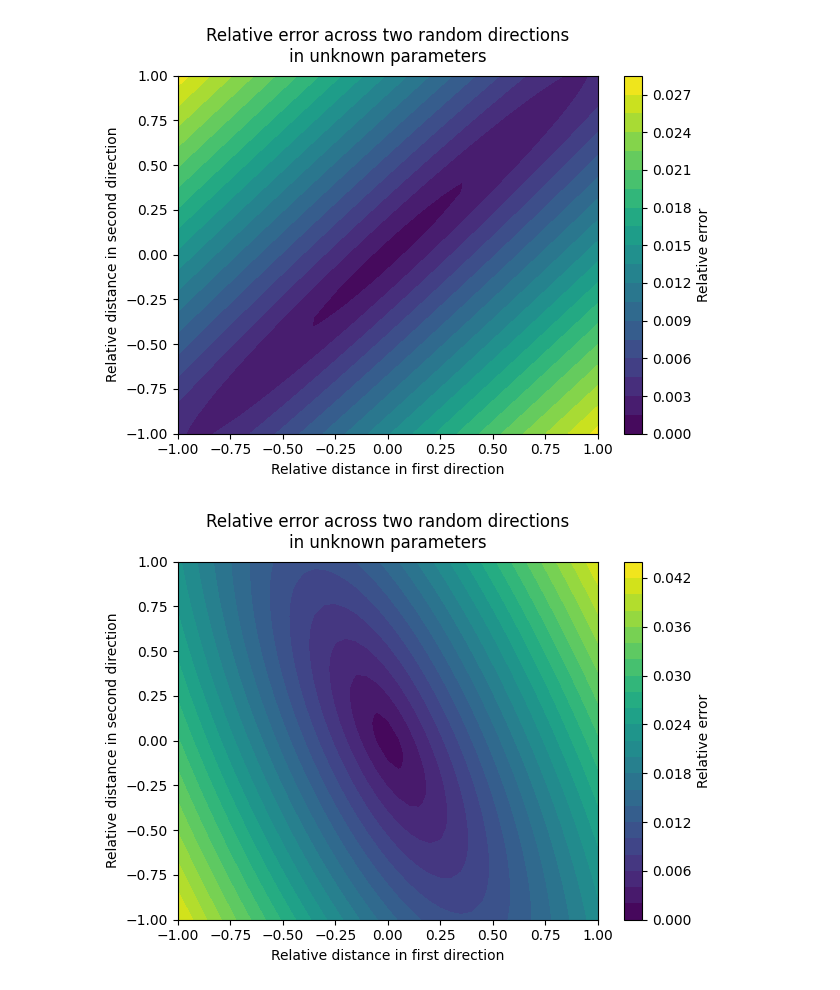
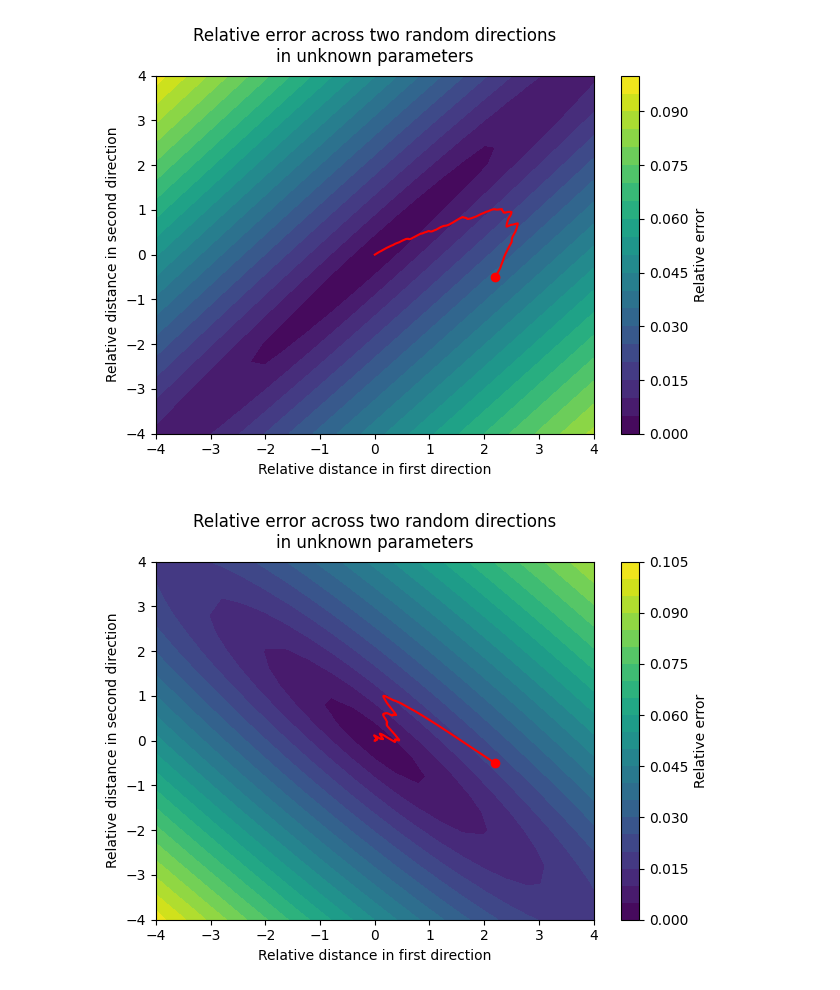
Before and after one commit to schilln/otf, a Jupyter notebook: examples/lorenz63/error_surfaces.ipynb, the cells around one changed output. Drawn from its saved outputs; the diff is of its cells as text; code cells hidden in the pictures.

Commit message:
ran notebook with trajectory computations and plots
Note the change to observing the full state instead of just two of the three variables as well as the larger domain of the plot.

```diff
--- a/examples/lorenz63/error_surfaces.ipynb
+++ b/examples/lorenz63/error_surfaces.ipynb
@@ -57,7 +59,7 @@ gs = jnp.array([g1, g2, g3])
 cs_center = gs.copy()
 
 mu = 20
-observed_slice = jnp.s_[:2]
+observed_slice = jnp.s_[:]
 
 system = system_base.System_ModelKnown(
     mu, gs, None, observed_slice, assimilated_ode, true_ode
@@ -66,18 +68,27 @@ system = system_base.System_ModelKnown(
 # Simulation parameters
 dt = 0.01
 T0, Tf = 0, 200
+sim_Tf = 1200
 
 solver = ti.ForwardEuler(system)
 solver = ti.TwoStepAdamsBashforth(system, solver)
 
-true, _ = solver.solve_true(true0, T0, Tf, dt)
+optimizer_kwargs = {"optimizer": optax.adam(1e-2)}
+optimizer_type = optim.OptaxWrapper
+
+true, _ = solver.solve_true(true0, T0, sim_Tf, dt)
 true_observed = true[:, observed_slice]
 # %%
-all_errors = list()
-all_xls_yls = list()
+results = list()
+
+n = 21
+max_relative_step = 4
+
+rng = np.random.default_rng(42)
+start_relative_position = (2.2, -0.5)
 
 for i, seed in enumerate((0, 1, 2, 42)):
-    errors, xls, yls = es.get_errors(
+    result = es.get_errors(
         system,
         true_observed,
         solver,
@@ -88,16 +99,29 @@ for i, seed in enumerate((0, 1, 2, 42)):
         cs_center,
         true_actual=true,
         seed=seed,
+        xn=n,
+        yn=n,
+        x_relative_bound=max_relative_step,
+        y_relative_bound=max_relative_step,
+        start_relative_position=start_relative_position,
+        optimizer_type=optimizer_type,
+        optimizer_kwargs=optimizer_kwargs,
+        sim_Tf=sim_Tf,
+        sim_t_relax=1,
     )
-    all_errors.append(errors)
-    all_xls_yls.append((xls, yls))
+    results.append(result)
 # %%
-for i in range(len(all_errors)):
+for i, result in enumerate(results):
+    errors = result["errors"]
+    xls, yls = result["xls"], result["yls"]
+
     fig, ax = plt.subplots(1, 1)
 
-    errors, (xls, yls) = all_errors[i], all_xls_yls[i]
+    es.plot(fig, ax, errors, xls, yls)
 
-    es.plot(fig, ax, errors, xls, yls)
+    xs, ys = result["cs_coordinates"].T
+    ax.plot(xs, ys, color="red")
+    ax.scatter(xs[0], ys[0], color="red")
 
     ax.set_xlabel("Relative distance in first direction")
     ax.set_ylabel("Relative distance in second direction")
@@ -116,2 +140,2 @@ for i in range(len(all_errors)):
-[figure, old version]
+[figure, new version]
-[figure, old version]
+[figure, new version]
```
Also changed, not shown: parts of 2 cells of this notebook, 4 other files.
